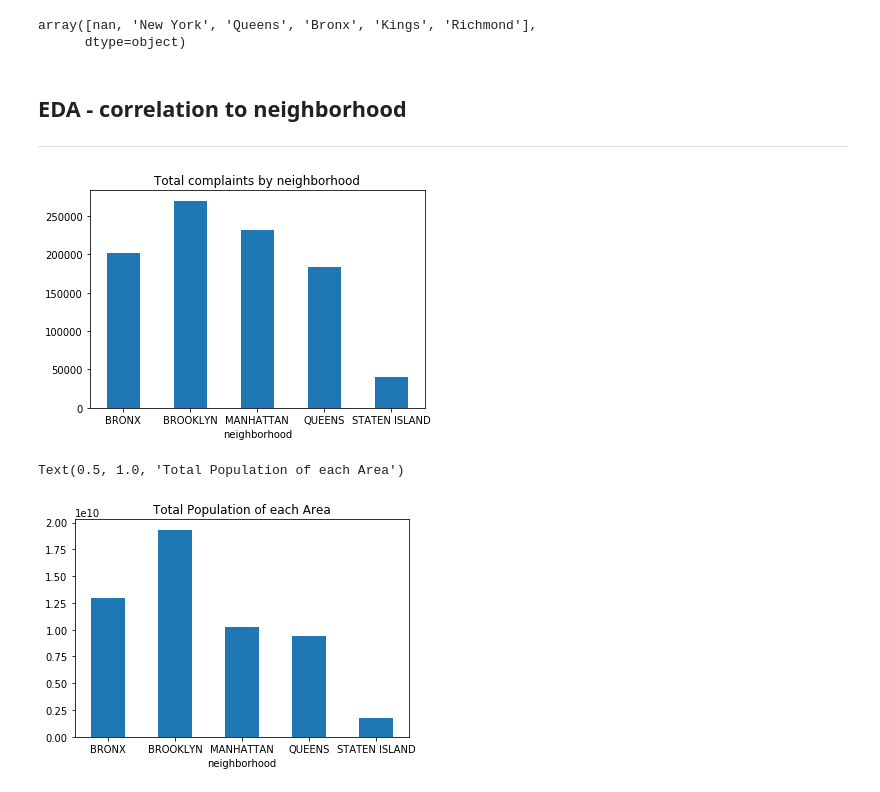
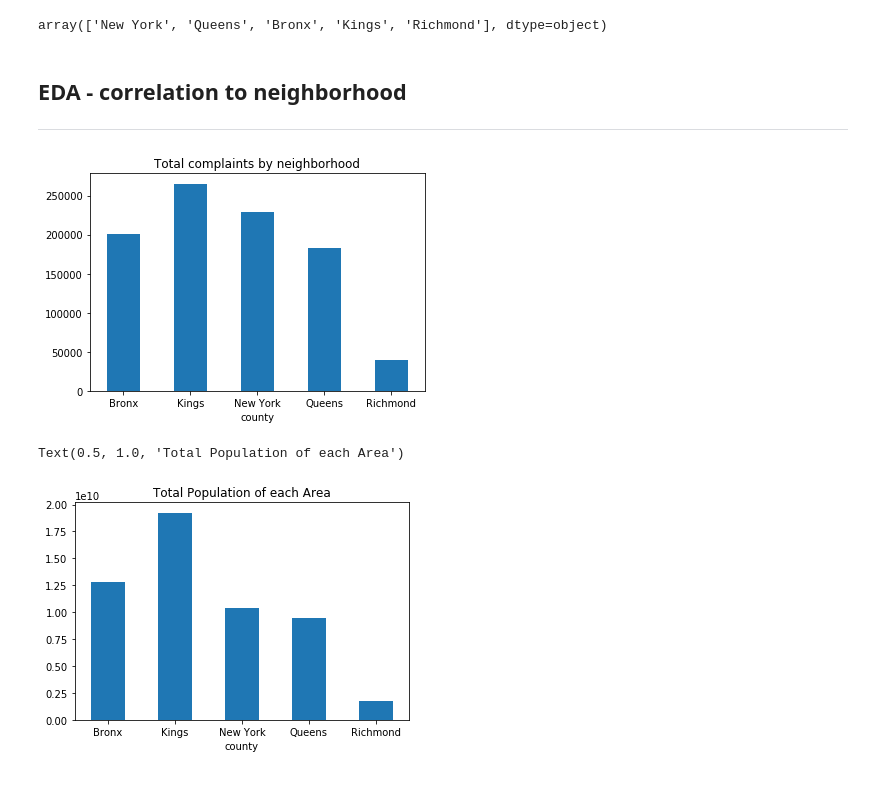
Before and after one commit to tlunderwood2014/nyc_crime_analysis, a Jupyter notebook: Neighborhood_Anaysis.ipynb, the cells around one changed output. Saved outputs shown, nothing was run; the diff lists cells and outputs as text; code cells hidden in the pictures.

```diff
--- a/Neighborhood_Anaysis.ipynb
+++ b/Neighborhood_Anaysis.ipynb
@@ -7,0 +18,4 @@ df = pd.read_csv('NYC0809_with_income.csv')
+# %%
+df = pd.read_csv('complaints_2018_final.csv')
+
+df.cmplnt_fr_dt = df.cmplnt_fr_dt.apply(lambda x: pd.to_datetime(x))
@@ -17,0 +34,2 @@ df.head()
+# %%
+df = df[df.boro_nm != 'unknown']
@@ -58,24 +75,23 @@ array(['ASSAULT 3 & RELATED OFFENSES', 'MURDER & NON-NEGL. MANSLAUGHTER',
 # %%
 df.county.unique()
 # %% [output]
-array([nan, 'New York', 'Queens', 'Bronx', 'Kings', 'Richmond'],
-      dtype=object)
+array(['New York', 'Queens', 'Bronx', 'Kings', 'Richmond'], dtype=object)
 # %% [markdown]
 ## EDA - correlation to neighborhood
 ---
 # %%
-complaints_by_neighborhood = df.groupby('neighborhood').cmplnt_num.count()
+complaints_by_neighborhood = df.groupby('county').cmplnt_num.count()
 complaints_by_neighborhood.plot.bar(rot = 0)
 plt.title('Total complaints by neighborhood');
 # %% [output]
-[figure, old version]
+[figure, new version]
 # %%
-neighborhood_pop = df.groupby('neighborhood').population.sum()
+neighborhood_pop = df.groupby('county').population.sum()
 neighborhood_pop.plot.bar(rot = 0)
 plt.title('Total Population of each Area')
 # %% [output]
 Text(0.5, 1.0, 'Total Population of each Area')
-[figure, old version]
+[figure, new version]
 # %%
 neighborhood_pop
 # %% [output]
```
Also changed, not shown: parts of 37 cells of this notebook.
